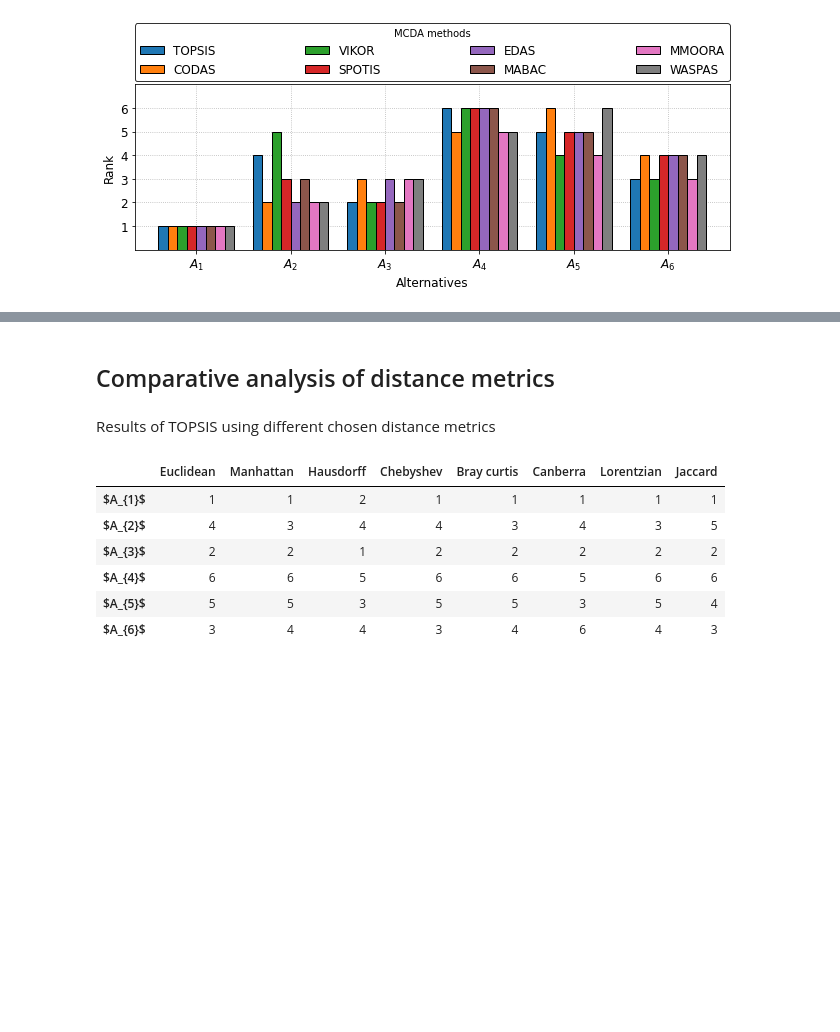
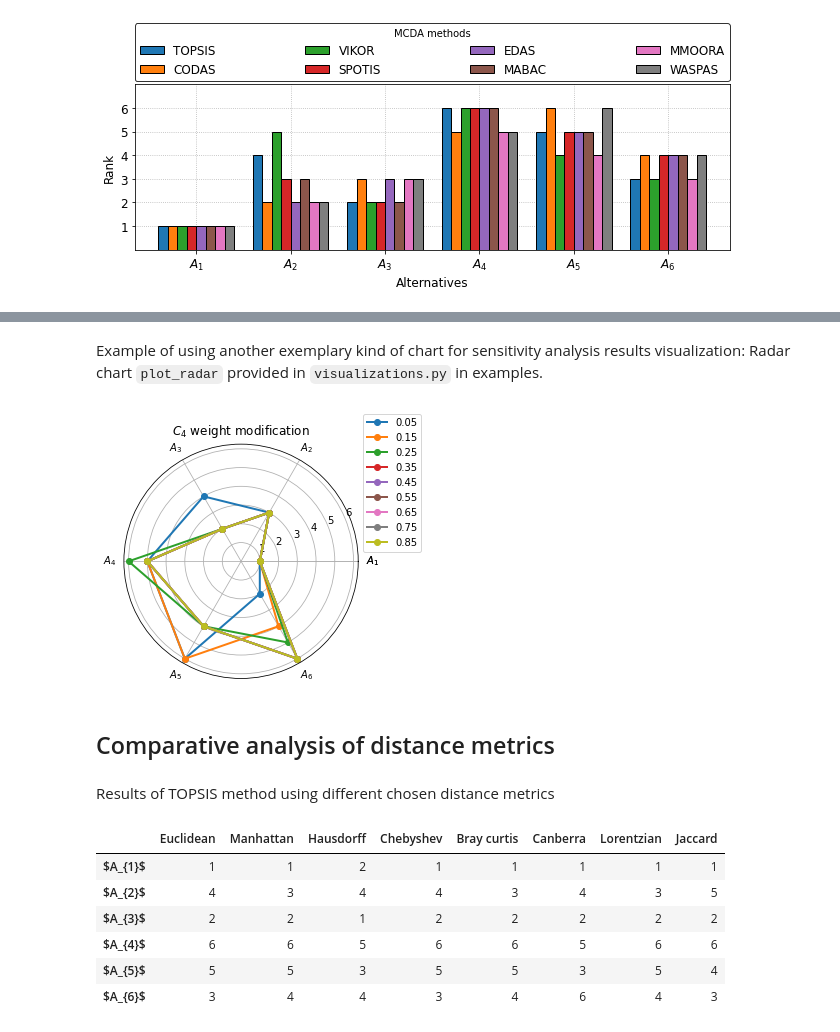
Before and after one commit to energyinpython/pyrepo-mcda, a Jupyter notebook: examples/example.ipynb, the cells around one changed output, grey strips where cells are left out. Saved outputs shown, nothing was run; the diff lists cells and outputs as text; code cells hidden in the pictures; blank space fills up the shorter version.

```diff
--- a/examples/example.ipynb
+++ b/examples/example.ipynb
@@ -346,7 +352,13 @@ Sensitivity analysis for C4
+# %% [markdown]
+Example of using another exemplary kind of chart for sensitivity analysis results visualization: Radar chart `plot_radar` provided in `visualizations.py` in examples.
+# %%
+plot_radar(data_sens, list_crit_names[j] + ' weight modification', j)
+# %% [output]
+[figure, added]
 # %% [markdown]
 ## Comparative analysis of distance metrics
 # %% [markdown]
-Results of TOPSIS using different chosen distance metrics
+Results of TOPSIS method using different chosen distance metrics
 # %%
 # Create a list with distance metrics chosen from module `distance metrics`
 distance_metrics = [
```
Also changed, not shown: parts of 26 cells of this notebook, 24 other files.
